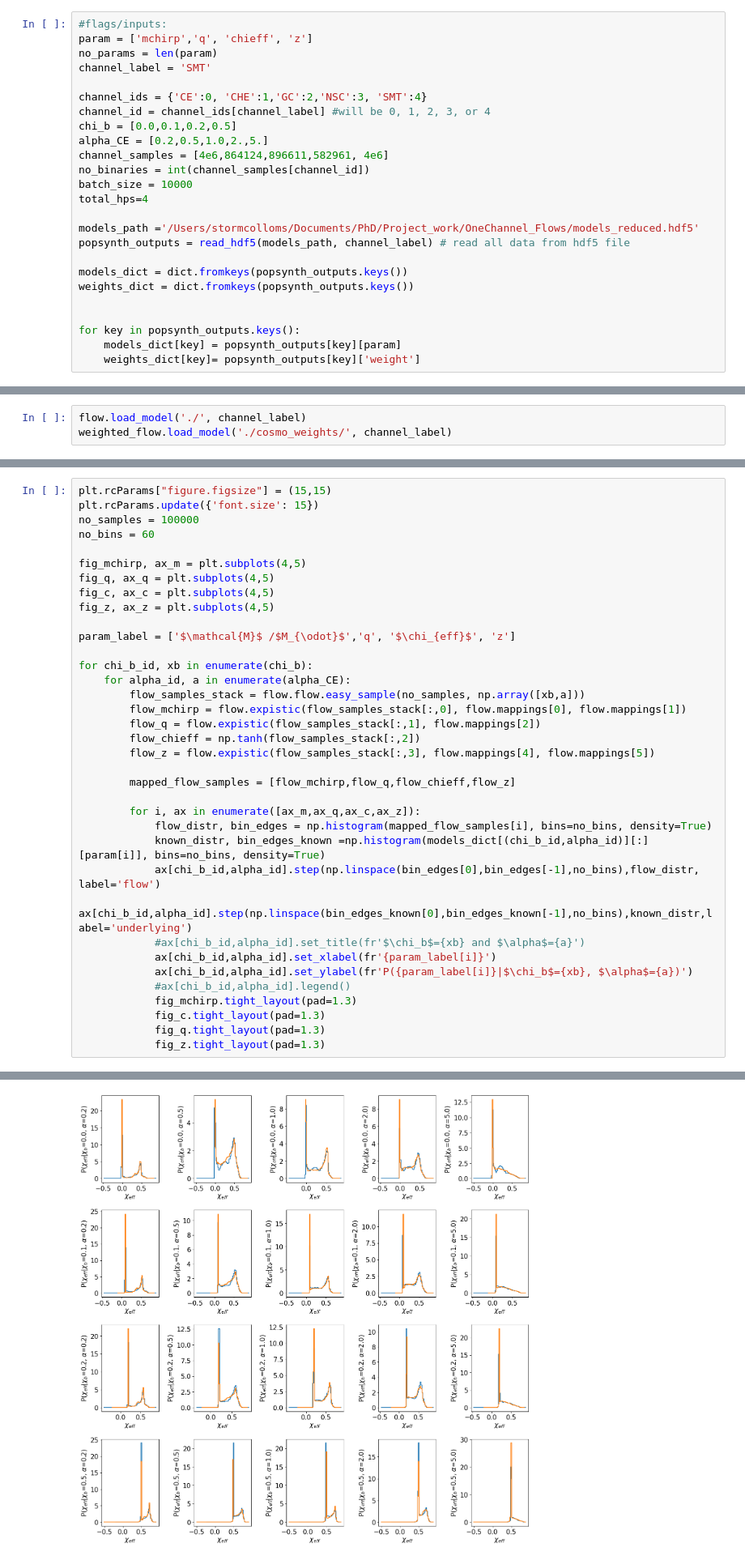
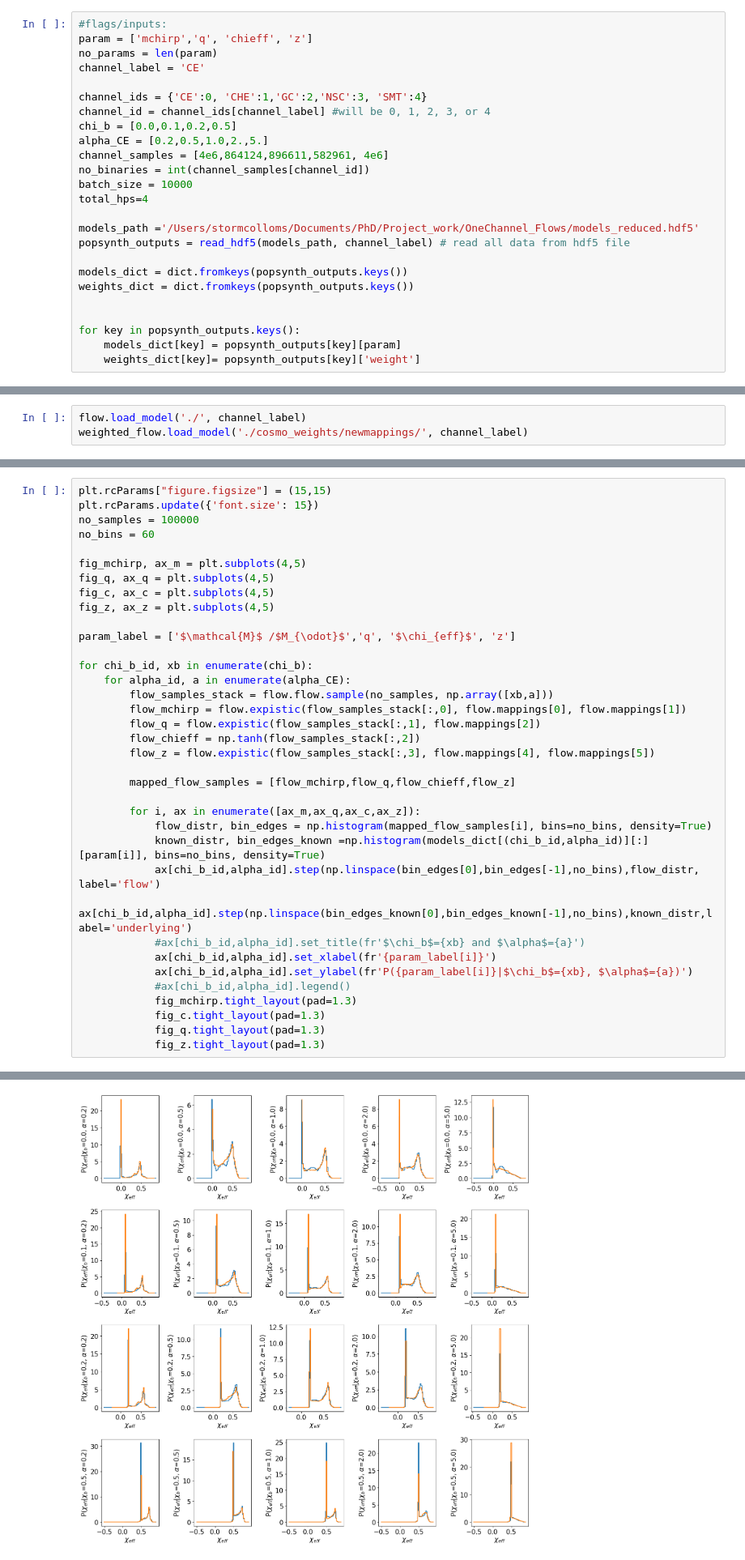
Before and after one commit to scolloms/AMAZE_model_selection, a Jupyter notebook: flow_models/check_trained_distribution.ipynb, the cells around one changed output, grey strips where cells are left out. Shown at 81% size. Cells and saved outputs as stored; diff of their text form.

Commit message:
corrected mapping for mchirp_max=100 flows

```diff
--- a/flow_models/check_trained_distribution.ipynb
+++ b/flow_models/check_trained_distribution.ipynb
@@ -23,7 +23,7 @@ glasflow is using its own internal version of nflows
 #flags/inputs:
 param = ['mchirp','q', 'chieff', 'z']
 no_params = len(param)
-channel_label = 'SMT'
+channel_label = 'CE'
 
 channel_ids = {'CE':0, 'CHE':1,'GC':2,'NSC':3, 'SMT':4}
 channel_id = channel_ids[channel_label] #will be 0, 1, 2, 3, or 4
@@ -51,7 +51,7 @@ flow = FlowModel(channel_label, popsynth_outputs, param)
 weighted_flow = FlowModel(channel_label, popsynth_outputs, param)
 # %%
 flow.load_model('./', channel_label)
-weighted_flow.load_model('./cosmo_weights/', channel_label)
+weighted_flow.load_model('./cosmo_weights/newmappings/', channel_label)
 # %% [markdown]
 ## Unweighted flow distributions - nonCE
 # %%
@@ -141,7 +141,7 @@ param_label = ['$\mathcal{M}$ /$M_{\odot}$','q', '$\chi_{eff}$', 'z']
 
 for chi_b_id, xb in enumerate(chi_b):
     for alpha_id, a in enumerate(alpha_CE):
-        flow_samples_stack = flow.flow.easy_sample(no_samples, np.array([xb,a]))
+        flow_samples_stack = flow.flow.sample(no_samples, np.array([xb,a]))
         flow_mchirp = flow.expistic(flow_samples_stack[:,0], flow.mappings[0], flow.mappings[1])
         flow_q = flow.expistic(flow_samples_stack[:,1], flow.mappings[2])
         flow_chieff = np.tanh(flow_samples_stack[:,2])
@@ -168 +168 @@ for chi_b_id, xb in enumerate(chi_b):
-[figure, old version]
+[figure, new version]
```
Also changed, not shown: parts of 2 cells of this notebook, 3 other files.
